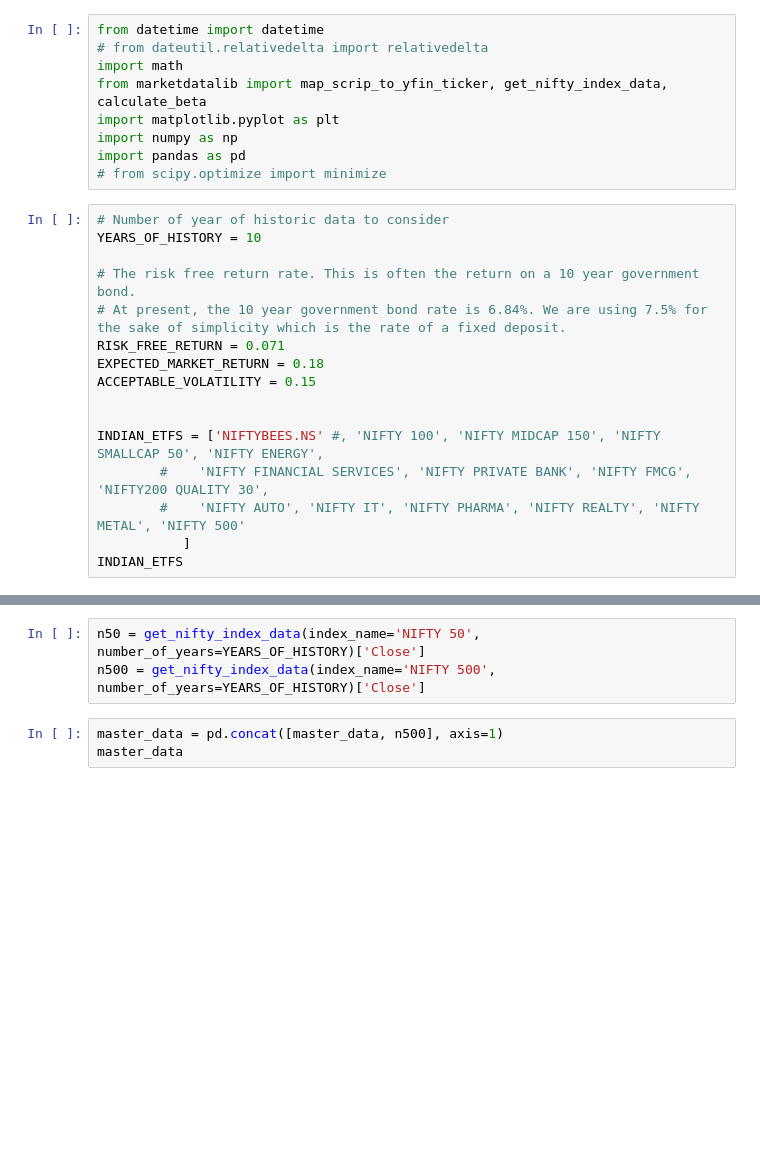
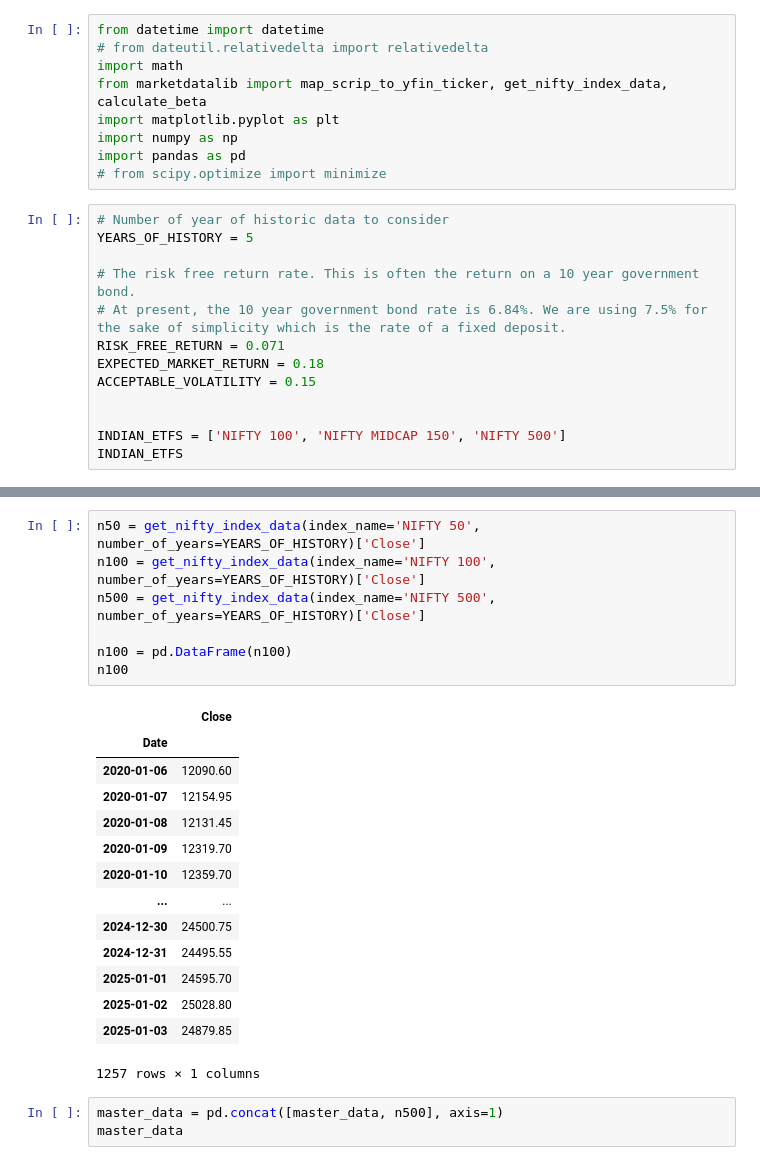
Before and after one commit to akhilesh84/pythonlab, a Jupyter notebook: Notebooks/Finance/Portfolio Construction with index funds.ipynb, the cells around one changed output, grey strips where cells are left out. Cells and saved outputs as stored; diff of their text form; blank space fills up the shorter version.

```diff
--- a/Notebooks/Finance/Portfolio Construction with index funds.ipynb
+++ b/Notebooks/Finance/Portfolio Construction with index funds.ipynb
@@ -9,7 +9,7 @@ import pandas as pd
 # from scipy.optimize import minimize
 # %%
 # Number of year of historic data to consider
-YEARS_OF_HISTORY = 10
+YEARS_OF_HISTORY = 5
 
 # The risk free return rate. This is often the return on a 10 year government bond.
 # At present, the 10 year government bond rate is 6.84%. We are using 7.5% for the sake of simplicity which is the rate of a fixed deposit.
@@ -18,9 +18,6 @@ EXPECTED_MARKET_RETURN = 0.18
 ACCEPTABLE_VOLATILITY = 0.15
 
 
-INDIAN_ETFS = ['NIFTYBEES.NS' #, 'NIFTY 100', 'NIFTY MIDCAP 150', 'NIFTY SMALLCAP 50', 'NIFTY ENERGY',
-        #    'NIFTY FINANCIAL SERVICES', 'NIFTY PRIVATE BANK', 'NIFTY FMCG', 'NIFTY200 QUALITY 30',
-        #    'NIFTY AUTO', 'NIFTY IT', 'NIFTY PHARMA', 'NIFTY REALTY', 'NIFTY METAL', 'NIFTY 500'
-           ]
+INDIAN_ETFS = ['NIFTY 100', 'NIFTY MIDCAP 150', 'NIFTY 500']
 INDIAN_ETFS
 # %% [output]
@@ -46,6 +59,25 @@ KeyError: "['_id', 'EOD_INDEX_NAME', 'TIMESTAMP'] not found in axis"
 # %%
 n50 = get_nifty_index_data(index_name='NIFTY 50', number_of_years=YEARS_OF_HISTORY)['Close']
+n100 = get_nifty_index_data(index_name='NIFTY 100', number_of_years=YEARS_OF_HISTORY)['Close']
 n500 = get_nifty_index_data(index_name='NIFTY 500', number_of_years=YEARS_OF_HISTORY)['Close']
+
+n100 = pd.DataFrame(n100)
+n100
+# %% [output]
+|  | Close |
+| Date |  |
+| 2020-01-06 | 12090.60 |
+| 2020-01-07 | 12154.95 |
+| 2020-01-08 | 12131.45 |
+| 2020-01-09 | 12319.70 |
+| 2020-01-10 | 12359.70 |
+| ... | ... |
+| 2024-12-30 | 24500.75 |
+| 2024-12-31 | 24495.55 |
+| 2025-01-01 | 24595.70 |
+| 2025-01-02 | 25028.80 |
+| 2025-01-03 | 24879.85 |
+1257 rows × 1 columns
 # %%
 master_data = pd.concat([master_data, n500], axis=1)
 master_data
```
Also changed, not shown: parts of 2 cells of this notebook, 2 other files.
